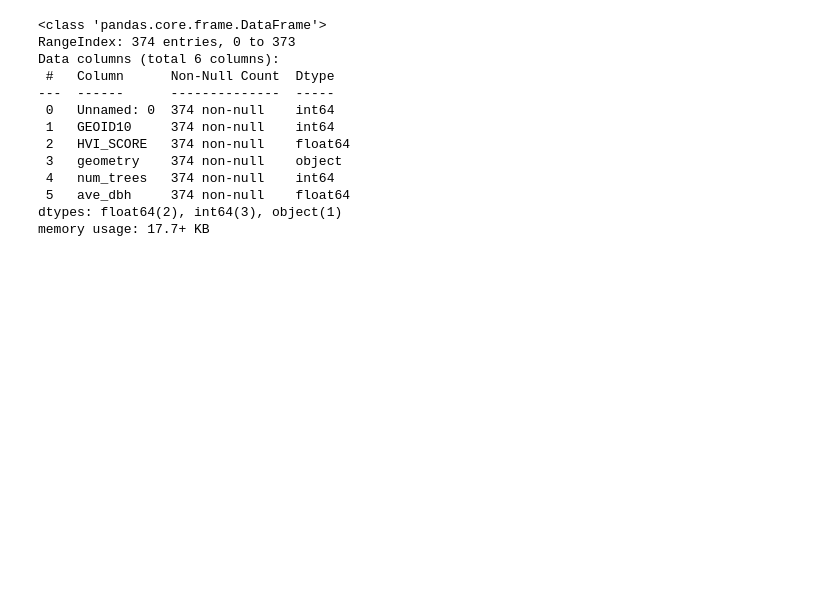
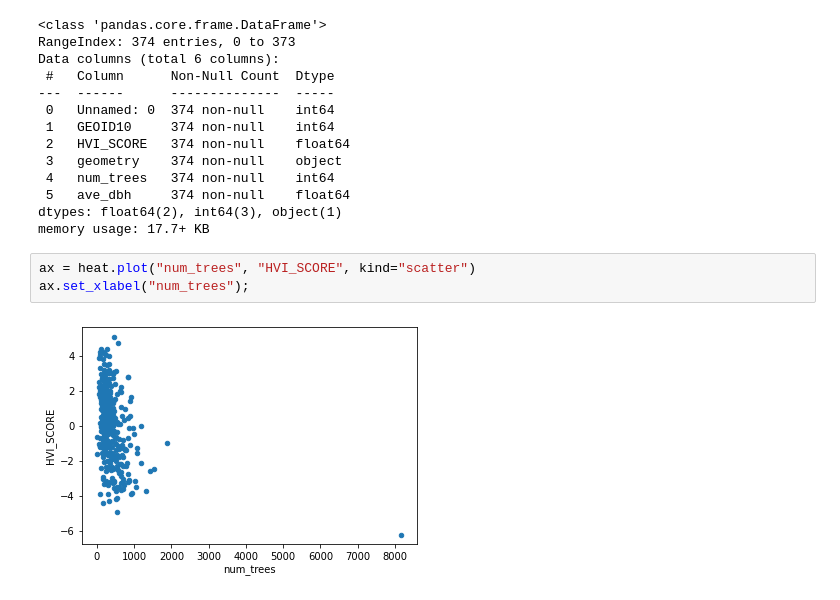
Before and after one commit to ReidelVichot/PUS2022_AirQualPHL, a Jupyter notebook: Models12_2_22.ipynb, the cells around one changed output. Cells and saved outputs as stored; diff of their text form; blank space fills up the shorter version.

```diff
--- a/Models12_2_22.ipynb
+++ b/Models12_2_22.ipynb
@@ -68,3 +90,8 @@ Data columns (total 6 columns):
  5   ave_dbh     374 non-null    float64
 dtypes: float64(2), int64(3), object(1)
 memory usage: 17.7+ KB
+# %%
+ax = heat.plot("num_trees", "HVI_SCORE", kind="scatter")
+ax.set_xlabel("num_trees");
+# %% [output]
+[figure, added]
```
Also changed, not shown: parts of 10 cells of this notebook.
